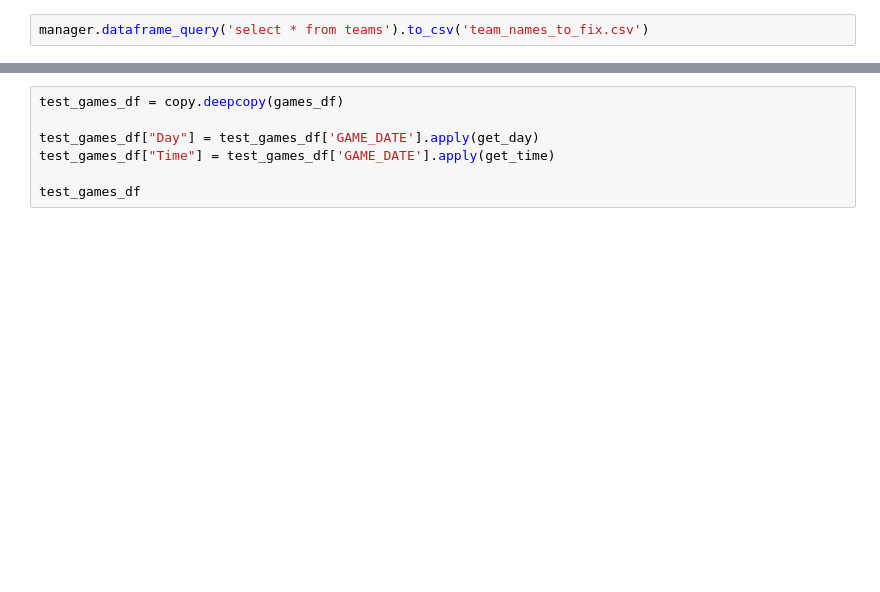
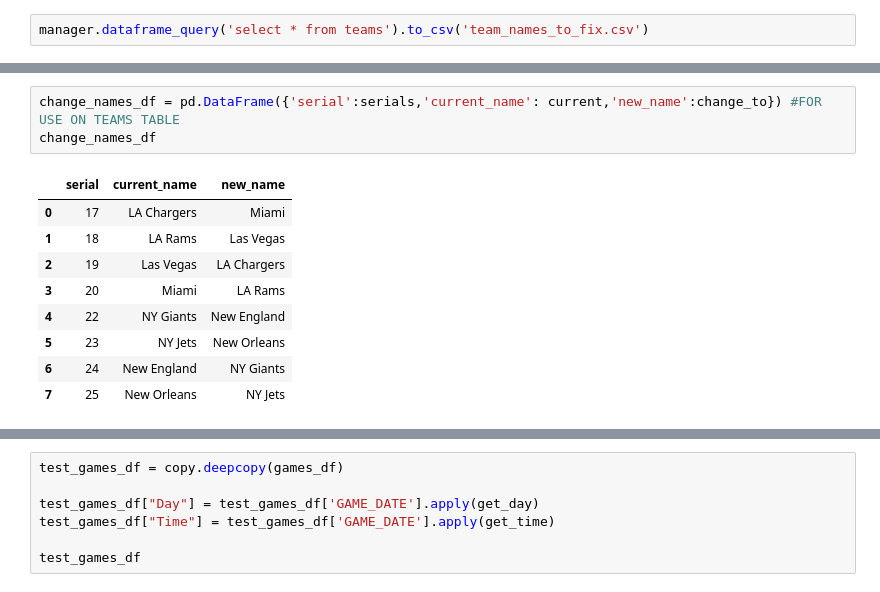
Before and after one commit to tmccoy94/Sports_Data_Project, a Jupyter notebook: test2.ipynb, the cells around one changed output, grey strips where cells are left out. Drawn from its saved outputs; the diff is of its cells as text; blank space fills up the shorter version.

```diff
--- a/test2.ipynb
+++ b/test2.ipynb
@@ -150,0 +186,13 @@ fix_names_ref
+# %%
+change_names_df = pd.DataFrame({'serial':serials,'current_name': current,'new_name':change_to}) #FOR USE ON TEAMS TABLE
+change_names_df
+# %% [output]
+|  | serial | current_name | new_name |
+| 0 | 17 | LA Chargers | Miami |
+| 1 | 18 | LA Rams | Las Vegas |
+| 2 | 19 | Las Vegas | LA Chargers |
+| 3 | 20 | Miami | LA Rams |
+| 4 | 22 | NY Giants | New England |
+| 5 | 23 | NY Jets | New Orleans |
+| 6 | 24 | New England | NY Giants |
+| 7 | 25 | New Orleans | NY Jets |
```
Also changed, not shown: parts of 11 cells of this notebook, 2 other files.
